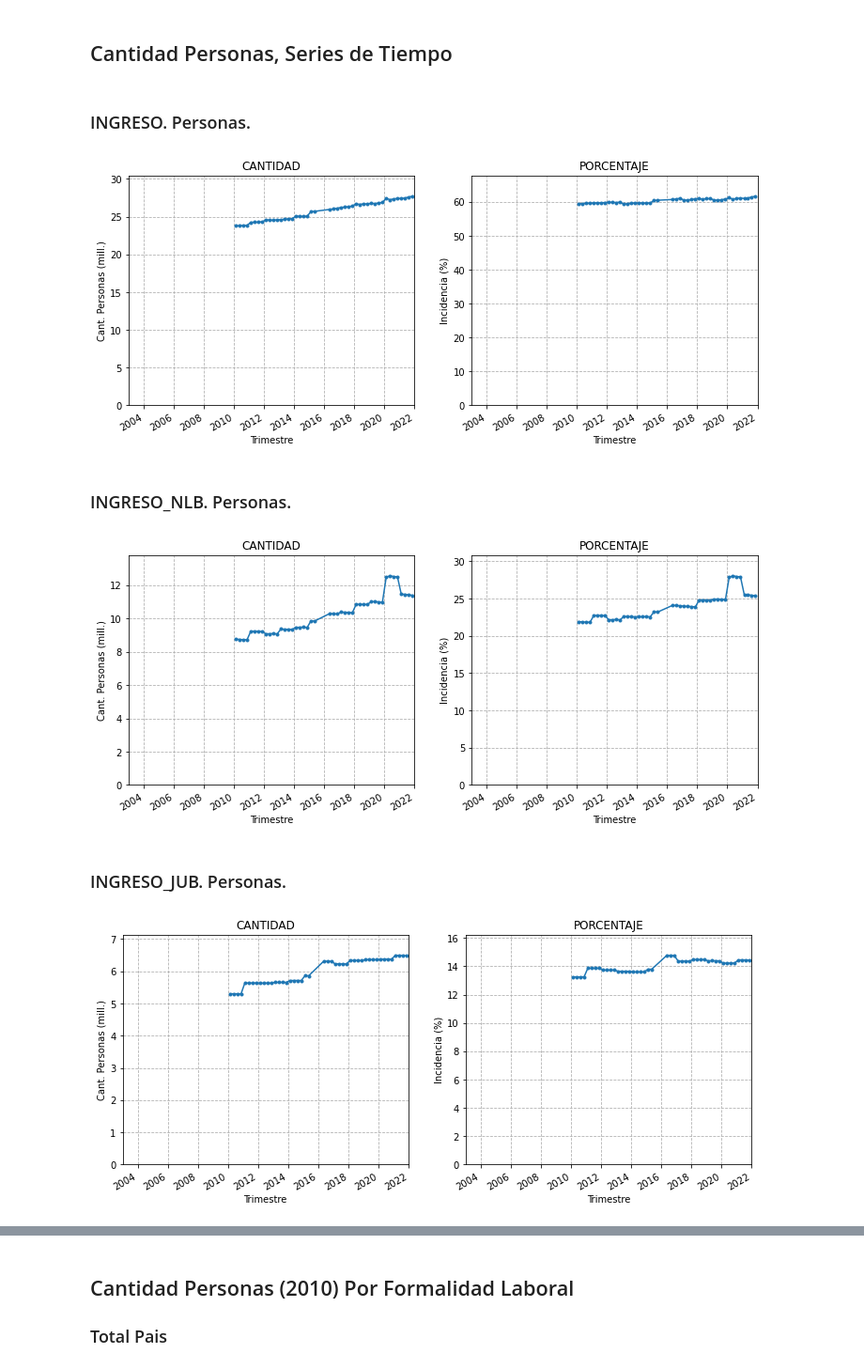
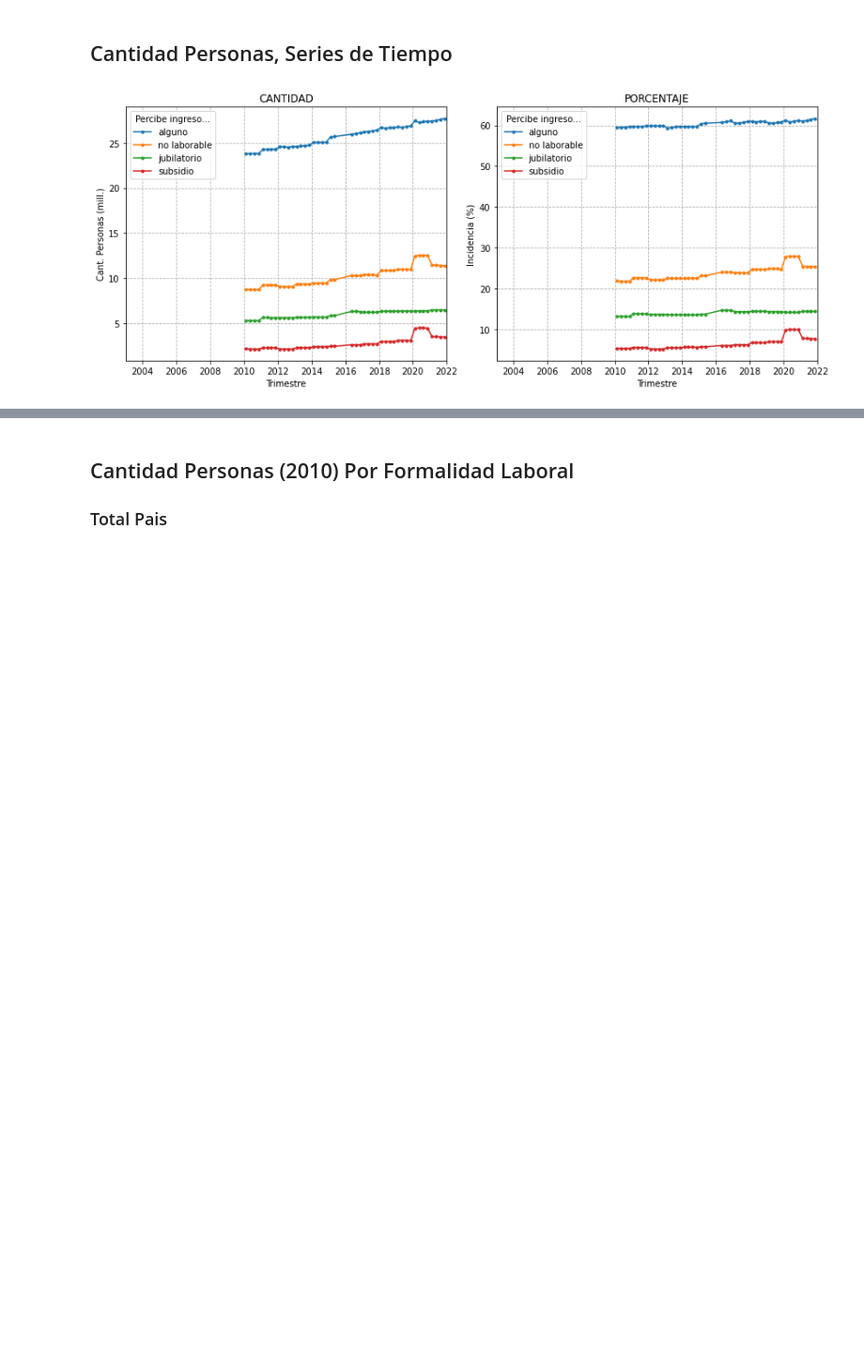
Before and after one commit to matuteiglesias/indice-pobreza-UBA, a Jupyter notebook: notebooks/12 - Validaciones - A - Clasificadores.ipynb, the cells around one changed output, grey strips where cells are left out. Shown at 94% size. Saved outputs shown, nothing was run; the diff lists cells and outputs as text; code cells hidden in the pictures; blank space fills up the shorter version.

```diff
--- a/notebooks/12 - Validaciones - A - Clasificadores.ipynb
+++ b/notebooks/12 - Validaciones - A - Clasificadores.ipynb
@@ -569,7 +555,7 @@ info = pd.concat([df_[3], tabla[3]], axis = 1).dropna()#.sum()
 info.columns = ['INDEC', 'MI']
 info.index = info.index.droplevel(0)
 
-fig, ax = plt.subplots(1, figsize = (5, 4))
+fig, ax = plt.subplots(1, figsize = (6, 5))
 
 info.plot(x = 'INDEC', y = 'MI', marker = 'o', lw = 0, ax = ax)
 
@@ -582,7 +568,7 @@ for i, row in info.sort_values('INDEC')[::3].iterrows():
     ax.annotate(i, (row[0]*1.2, row[1]/1.2), ha = 'left', va = 'bottom', fontsize = 8)
 
 ## Plot Format
-ax.set_title('Cantidad de Personas por Provincia')
+ax.set_title('Cantidad de empleados por provincia')
 ax.grid(linestyle = '--') # Grid
 ax.set_xscale('log'); ax.set_yscale('log'); # Escala Log
 # Formatos de ejes X, Y
@@ -596,6 +582,6 @@ ax.legend(handles=[pts1, line], numpoints = 1, labelspacing = .2)
 
 ############
 plt.tight_layout()
-plt.savefig('./../images/clasificadores.png')
+plt.savefig('./../images/clasificadores2.png')
 plt.show()
 # %% [output]
@@ -659,13 +647,14 @@ plt.show()
 # %%
+
 info = pd.concat([df_[1], tabla[1]], axis = 1).dropna()#.sum()
 info.columns = ['INDEC', 'MI']
 info.index = info.index.droplevel(0)
 
-fig, ax = plt.subplots(1, figsize = (5, 4))
+fig, ax = plt.subplots(1, figsize = (6, 5))
 
 info.plot(x = 'INDEC', y = 'MI', marker = 'o', lw = 0, ax = ax)
 
-ax.plot([1e5, 1e7], [1e5, 1e7], lw = 1, linestyle = '--', c = '.5')
+ax.plot([4e4, 1e7], [4e4, 1e7], lw = 1, linestyle = '--', c = '.5')
 
 ## Annotations
 for i, row in info.sort_values('INDEC')[1::3].iterrows():
@@ -674,20 +663,20 @@ for i, row in info.sort_values('INDEC')[::3].iterrows():
     ax.annotate(i, (row[0]*1.2, row[1]/1.2), ha = 'left', va = 'bottom', fontsize = 8)
 
 ## Plot Format
-ax.set_title('Cantidad de Personas por Condicion de Actividad')
+ax.set_title('Cantidad de ocupados por provincia')
 ax.grid(linestyle = '--') # Grid
 ax.set_xscale('log'); ax.set_yscale('log'); # Escala Log
 # Formatos de ejes X, Y
 ax.set_xlabel('Cantidad [log]\n (INDEC)'); ax.set_ylabel('Cantidad [log]\n (Estimaciones Propias)');
 
 # # Leyenda
-pts1 = mlines.Line2D([], [], marker = 'o', color='#1f77b4', lw = 0, label='Cond. Act.')
+pts1 = mlines.Line2D([], [], marker = 'o', color='#1f77b4', lw = 0, label='Provincia')
 line = mlines.Line2D([], [], color='.5', linestyle = '--', lw = 1, label='Identidad')
 
 ax.legend(handles=[pts1, line], numpoints = 1, labelspacing = .2)
 
 ############
 plt.tight_layout()
-plt.savefig('./../images/clasificadores.png')
+plt.savefig('./../images/clasificadores4.png')
 plt.show()
 # %% [output]
@@ -727,6 +715,8 @@ for col in ['Actividad', 'Cat. Ocupado', 'Cat. Inactivo']:
     ax.set_xlabel('Trimestre')
     ax.set_ylabel('Cant. Personas (mill.)')
 
+    plt.tight_layout()
+    plt.savefig('./../images/clasificadores5_'+col.replace(' ', '_')+'.png')
     plt.show()
 # %% [output]
 ### Actividad
@@ -970,38 +960,39 @@ for col in ['INGRESO', 'INGRESO_JUB']:
 # %% [markdown]
 ## Cantidad Personas, Series de Tiempo
 # %%
-for col in ['INGRESO', 'INGRESO_NLB', 'INGRESO_JUB', 'INGRESO_SBS']:
-    display(Markdown('### '+col+'. Personas.'))
+fig, axs = plt.subplots(1, 2, figsize = (12, 5))
 
-    fig, axs = plt.subplots(1, 2, figsize = (12, 5))
+
+labels = ['alguno', 'no laborable', 'jubilatorio', 'subsidio']
+for i, col in enumerate(['INGRESO', 'INGRESO_NLB', 'INGRESO_JUB', 'INGRESO_SBS']):
+#     display(Markdown('### '+col+'. Personas.'))
 
     table = df.groupby(['Q', col])['Personas'].sum().unstack()
     table = table/1e6
     table_pct = 100*table.div(table.sum(1), axis = 0)
 
     ax = axs[1]
     ax.set_title('PORCENTAJE')
-    table_pct[1].plot(ax =ax, marker = '.')
+    ax.plot(table_pct[1], marker = '.', label = labels[i])
     ax.grid(linestyle = '--')
     ax.set_xlim('2003', '2022')
-    ax.set_ylim(0, table_pct[True].max()*1.1)
+#     ax.set_ylim(0, table_pct[True].max()*1.1)
     ax.set_xlabel('Trimestre')
     ax.set_ylabel('Incidencia (%)')
 
     ax = axs[0]
     ax.set_title('CANTIDAD')
-    table[1].plot(ax = ax, marker = '.')
+    ax.plot(table[1], marker = '.', label = labels[i])
     ax.grid(linestyle = '--')
     ax.set_xlim('2003', '2022')
-    ax.set_ylim(0, table[True].max()*1.1)
+#     ax.set_ylim(0, table[True].max()*1.1)
     ax.set_xlabel('Trimestre')
     ax.set_ylabel('Cant. Personas (mill.)')
 
-    plt.show()
+axs[0].legend(title = 'Percibe ingreso...')
+axs[1].legend(title = 'Percibe ingreso...')
+plt.tight_layout()
+plt.savefig('./../images/clasificadores6.png')
+plt.show()
 # %% [output]
-### INGRESO. Personas.
-[figure, old version]
+[figure, new version]
-### INGRESO_NLB. Personas.
-[figure, removed]
-### INGRESO_JUB. Personas.
-[figure, removed]
```
Also changed, not shown: parts of 13 cells of this notebook, 21 other files.
